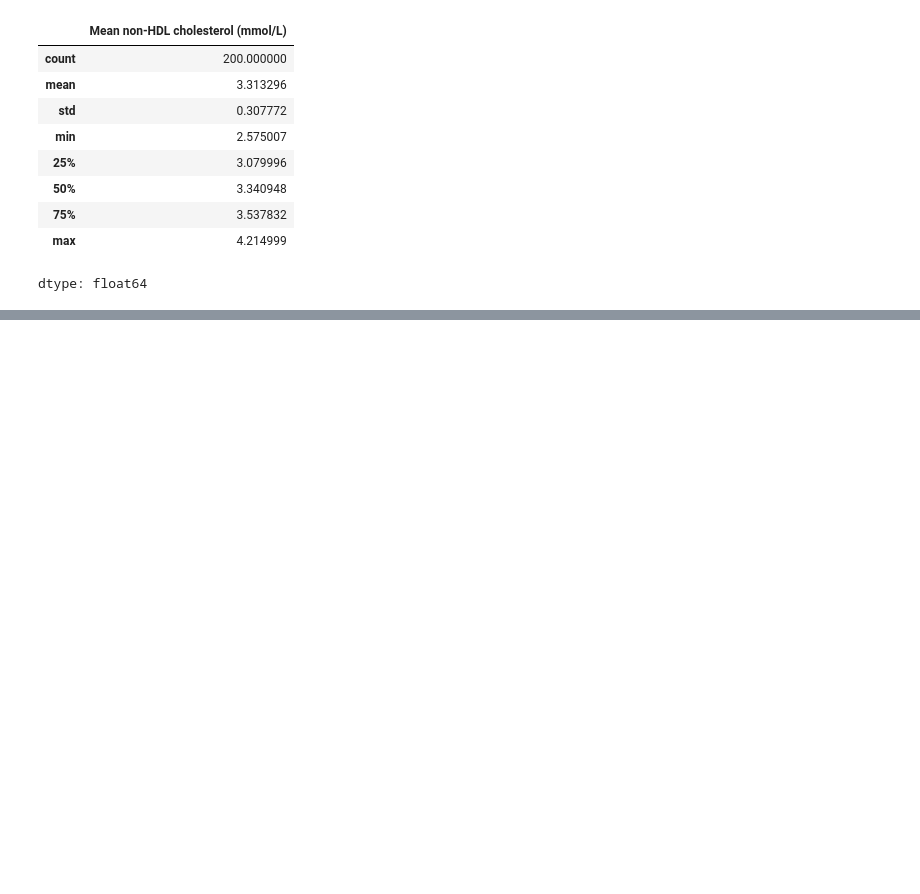
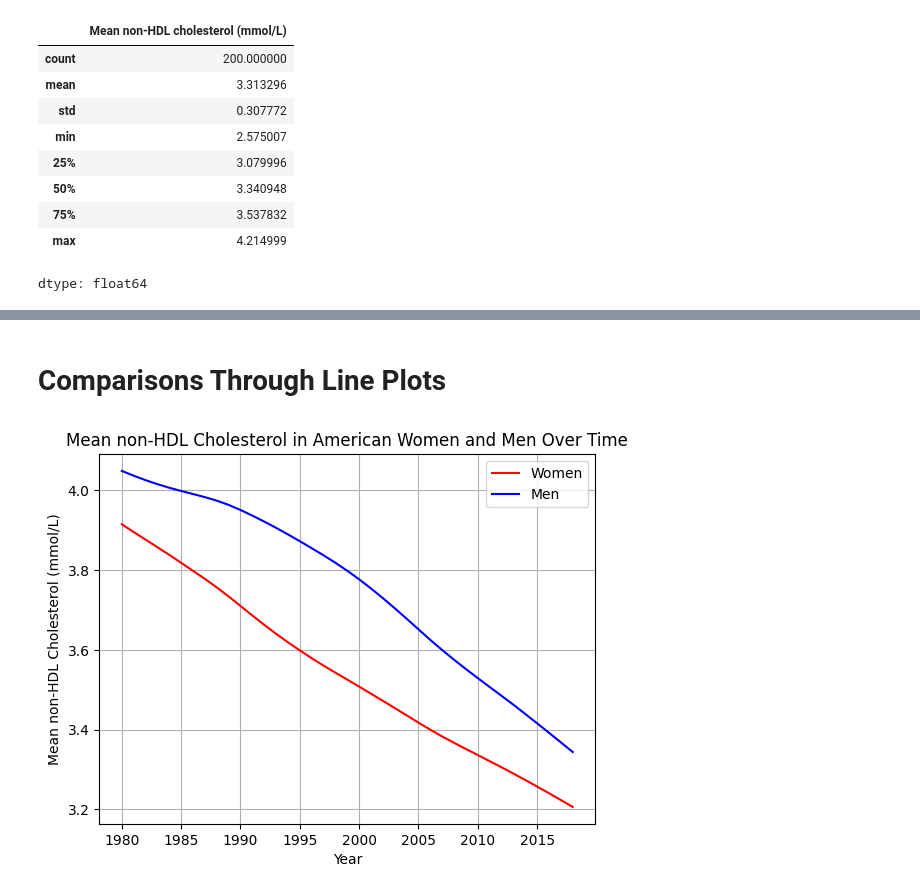
Before and after one commit to jocelynbrownie27-max/Cholesterol-Project, a Jupyter notebook: DSRP_2026_Jocelyn_Browne_(CHOLESTEROL).ipynb, the cells around one changed output, grey strips where cells are left out. Cells and saved outputs as stored; diff of their text form; code cells hidden in the pictures; blank space fills up the shorter version.

```diff
--- a/DSRP_2026_Jocelyn_Browne_(CHOLESTEROL).ipynb
+++ b/DSRP_2026_Jocelyn_Browne_(CHOLESTEROL).ipynb
@@ -444 +416,20 @@ Mean HDL cholesterol upper 95% uncertainty interval (mmol/L)         1.38581
 Name: 11699, dtype: object
+# %% [markdown]
+# Comparisons Through Line Plots
+# %%
+specific_country_df = df[(df['Country/Region/World'] == 'United States of America') & (df['Sex'] == 'Women')].copy()
+second_line = df[(df['Country/Region/World'] == 'United States of America') & (df['Sex'] == 'Men')].copy()
+#specific_country_df = specific_country_df.sort_values("Year")
+#second_line = second_line.sort_values("Year")
+#specific_country_df.plot(x="Year", y="Mean non-HDL cholesterol (mmol/L)", kind="line", label="Women", color="red")
+#second_line.plot(x="Year", y="Mean non-HDL cholesterol (mmol/L)", kind="line", label="Men", color="blue")
+plt.plot(specific_country_df['Year'], specific_country_df['Mean non-HDL cholesterol (mmol/L)'], label="Women", color='red')
+plt.plot(second_line['Year'], second_line['Mean non-HDL cholesterol (mmol/L)'], label="Men", color='blue')
+plt.legend()
+plt.grid(True)
+plt.xlabel('Year')
+plt.ylabel('Mean non-HDL Cholesterol (mmol/L)')
+plt.title('Mean non-HDL Cholesterol in American Women and Men Over Time')
+plt.show()
+# %% [output]
+[figure, added]
```
Also changed, not shown: parts of 8 cells of this notebook.
